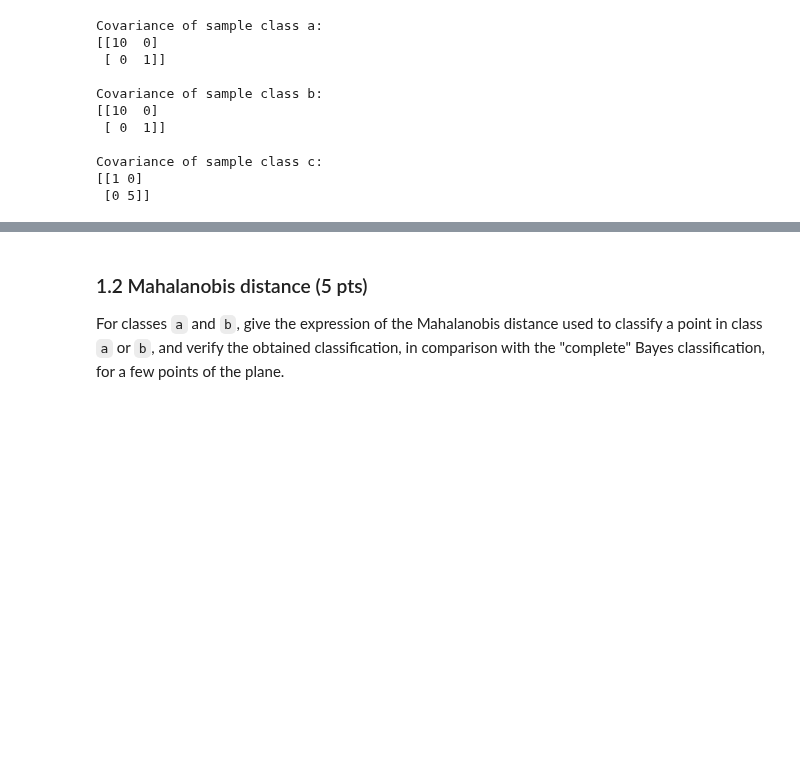
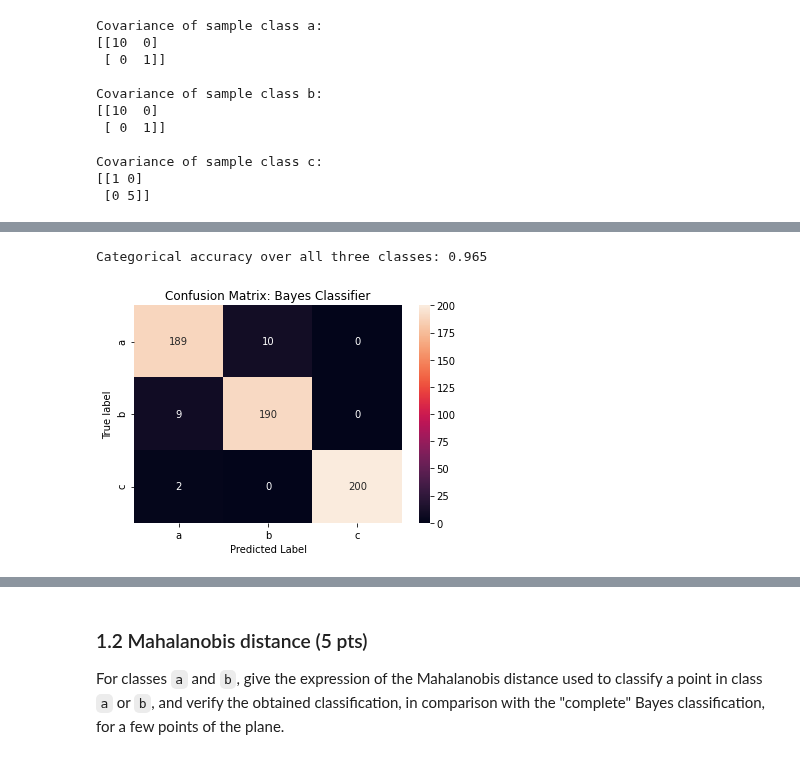
Before and after one commit to Andrea-Oliveri/Image-Processing-Assignements, a Jupyter notebook: Labs/lab_03_classification.ipynb, the cells around one changed output, grey strips where cells are left out. Drawn from its saved outputs; the diff is of its cells as text; code cells hidden in the pictures; blank space fills up the shorter version.

```diff
--- a/Labs/lab_03_classification.ipynb
+++ b/Labs/lab_03_classification.ipynb
@@ -412,0 +353,24 @@ Aggregated accuracy over all 3 classes: 0.9616666666666667
+# %%
+import seaborn as sns
+from sklearn.metrics import confusion_matrix
+
+pred_a = classify_bayes(a[:, 0], a[:, 1])
+pred_b = classify_bayes(b[:, 0], b[:, 1])
+pred_c = classify_bayes(c[:, 0], c[:, 1])
+
+pred_all   = np.asarray([pred_a, pred_b, pred_c]).flatten()
+target_all = np.asarray([np.full_like(pred_a, 0), np.full_like(pred_b, 1), np.full_like(pred_c, 2)]).flatten()
+
+conf_matrix = confusion_matrix(pred_all, target_all)
+
+print('Categorical accuracy over all three classes: {}'.format(np.mean(pred_all == target_all)))
+
+ax = sns.heatmap(conf_matrix, annot = True, fmt = 'g')
+ax.set_xlabel("Predicted Label")
+ax.set_ylabel("True label")
+ax.set_xticklabels(["a", "b", "c"])
+ax.set_yticklabels(["a", "b", "c"])
+plt.title('Confusion Matrix: Bayes Classifier');
+# %% [output]
+Categorical accuracy over all three classes: 0.965
+[figure, added]
```
Also changed, not shown: parts of 27 cells of this notebook.
